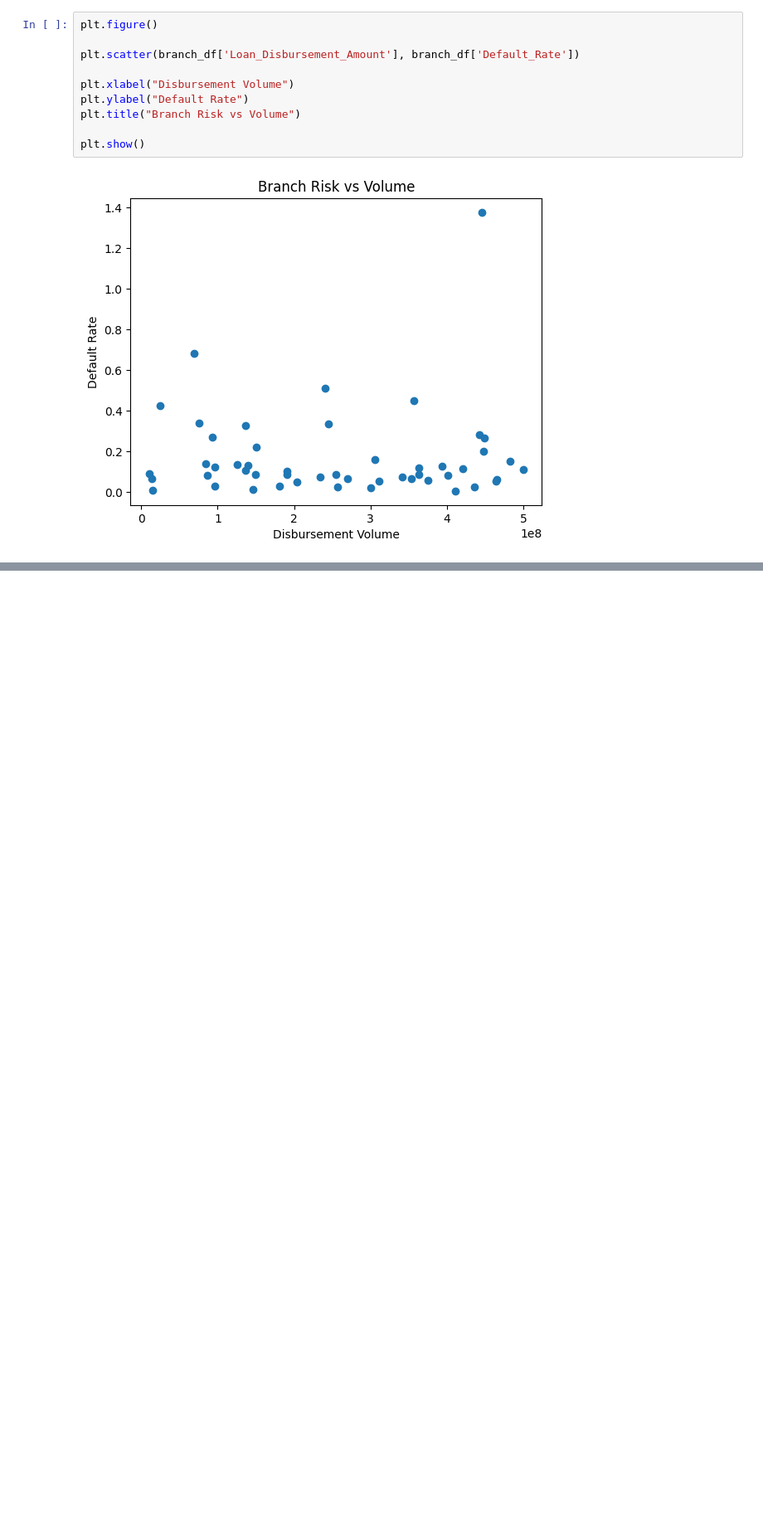
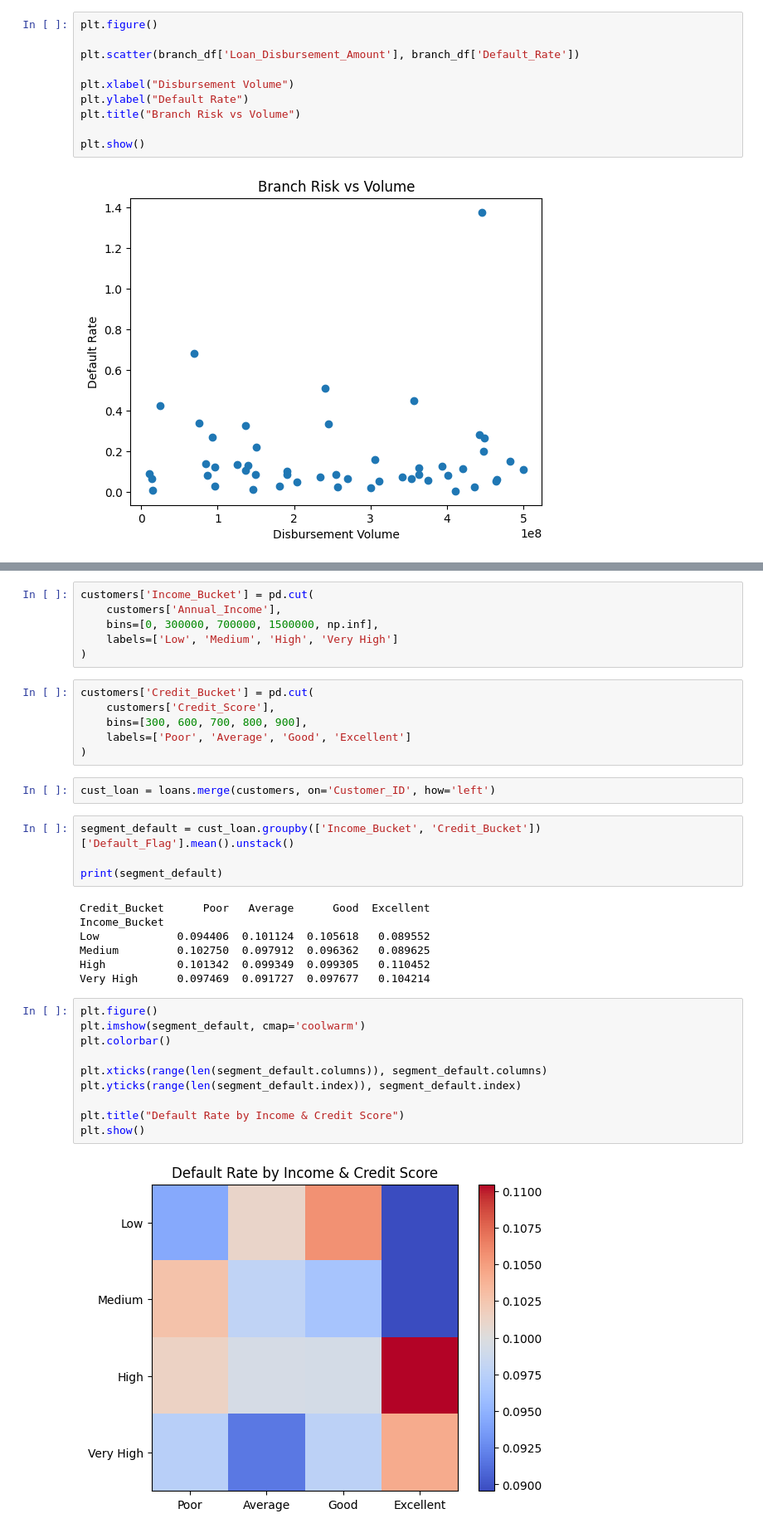
Before and after one commit to madhurmd/hero-fincorp-loan-analysis, a Jupyter notebook: notebooks/analysis.ipynb, the cells around one changed output, grey strips where cells are left out. Shown at 83% size. Drawn from its saved outputs; the diff is of its cells as text; blank space fills up the shorter version.

Commit message:
Completed Task 5:  Customer Segmentation

```diff
--- a/notebooks/analysis.ipynb
+++ b/notebooks/analysis.ipynb
@@ -611,0 +621,37 @@ plt.show()
+# %%
+customers['Income_Bucket'] = pd.cut(
+    customers['Annual_Income'],
+    bins=[0, 300000, 700000, 1500000, np.inf],
+    labels=['Low', 'Medium', 'High', 'Very High']
+)
+# %%
+customers['Credit_Bucket'] = pd.cut(
+    customers['Credit_Score'],
+    bins=[300, 600, 700, 800, 900],
+    labels=['Poor', 'Average', 'Good', 'Excellent']
+)
+# %%
+cust_loan = loans.merge(customers, on='Customer_ID', how='left')
+# %%
+segment_default = cust_loan.groupby(['Income_Bucket', 'Credit_Bucket'])['Default_Flag'].mean().unstack()
+
+print(segment_default)
+# %% [output]
+Credit_Bucket      Poor   Average      Good  Excellent
+Income_Bucket
+Low            0.094406  0.101124  0.105618   0.089552
+Medium         0.102750  0.097912  0.096362   0.089625
+High           0.101342  0.099349  0.099305   0.110452
+Very High      0.097469  0.091727  0.097677   0.104214
+# %%
+plt.figure()
+plt.imshow(segment_default, cmap='coolwarm')
+plt.colorbar()
+
+plt.xticks(range(len(segment_default.columns)), segment_default.columns)
+plt.yticks(range(len(segment_default.index)), segment_default.index)
+
+plt.title("Default Rate by Income & Credit Score")
+plt.show()
+# %% [output]
+[figure, added]
```
Also changed, not shown: parts of 13 cells of this notebook.
